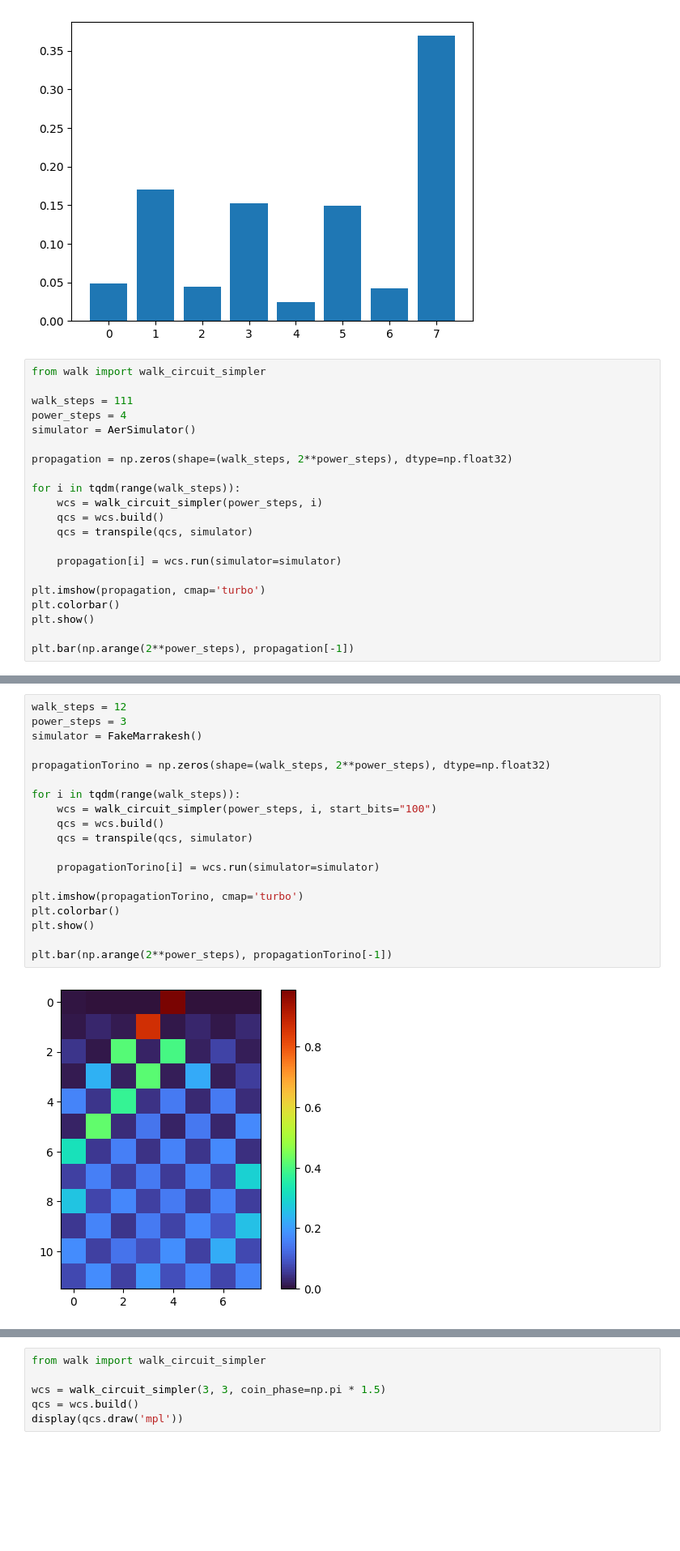
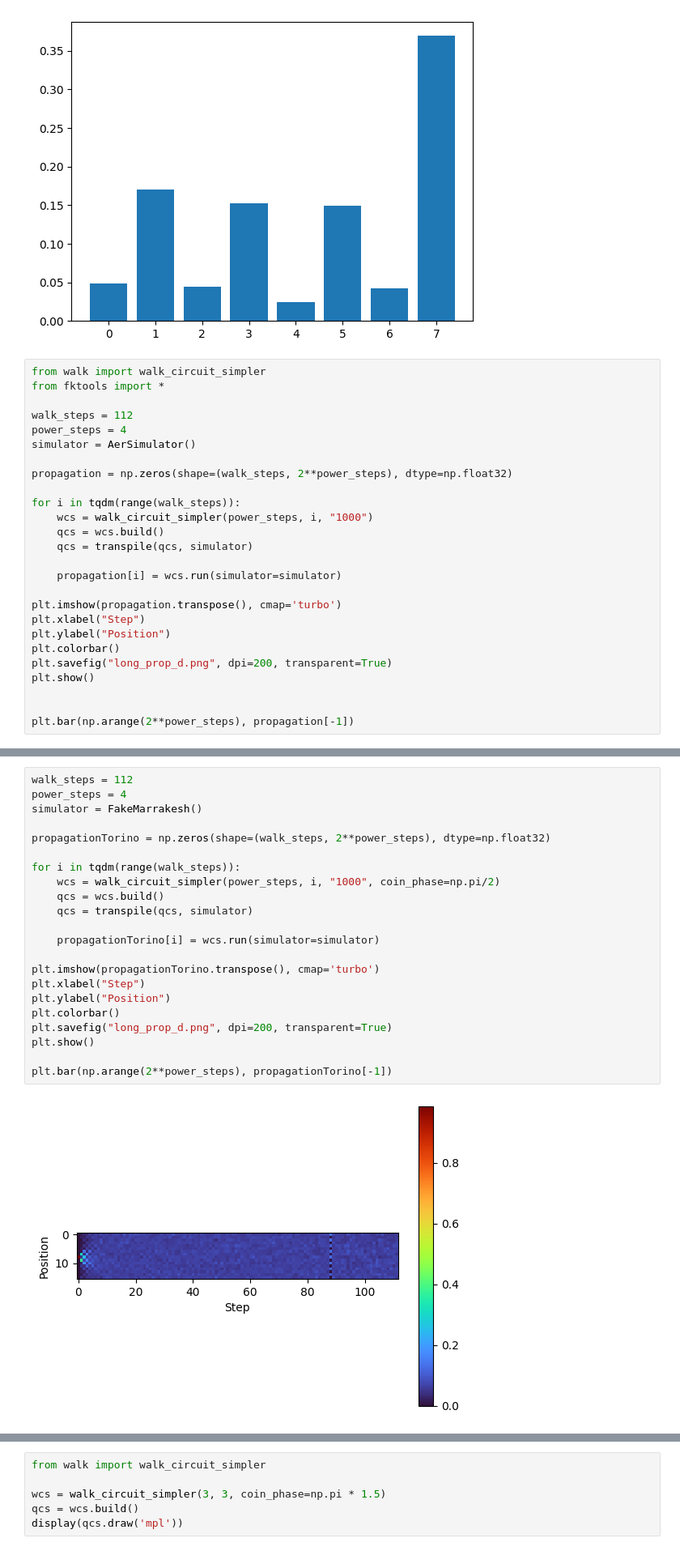
Before and after one commit to filipkojro/qw-defects, a Jupyter notebook: tests.ipynb, the cells around one changed output, grey strips where cells are left out. Shown at 81% size. Drawn from its saved outputs; the diff is of its cells as text; blank space fills up the shorter version.

```diff
--- a/tests.ipynb
+++ b/tests.ipynb
@@ -412,23 +412,28 @@ plt.show()
 [figure]
 # %%
 from walk import walk_circuit_simpler
+from fktools import *
 
-walk_steps = 111
+walk_steps = 112
 power_steps = 4
 simulator = AerSimulator()
 
 propagation = np.zeros(shape=(walk_steps, 2**power_steps), dtype=np.float32)
 
 for i in tqdm(range(walk_steps)):
-    wcs = walk_circuit_simpler(power_steps, i)
+    wcs = walk_circuit_simpler(power_steps, i, "1000")
     qcs = wcs.build()
     qcs = transpile(qcs, simulator)
 
     propagation[i] = wcs.run(simulator=simulator)
 
-plt.imshow(propagation, cmap='turbo')
+plt.imshow(propagation.transpose(), cmap='turbo')
+plt.xlabel("Step")
+plt.ylabel("Position")
 plt.colorbar()
+plt.savefig("long_prop_d.png", dpi=200, transparent=True)
 plt.show()
 
+
 plt.bar(np.arange(2**power_steps), propagation[-1])
 # %% [output]
@@ -438,21 +443,24 @@ plt.bar(np.arange(2**power_steps), propagation[-1])
 # %%
-walk_steps = 12
-power_steps = 3
+walk_steps = 112
+power_steps = 4
 simulator = FakeMarrakesh()
 
 propagationTorino = np.zeros(shape=(walk_steps, 2**power_steps), dtype=np.float32)
 
 for i in tqdm(range(walk_steps)):
-    wcs = walk_circuit_simpler(power_steps, i, start_bits="100")
+    wcs = walk_circuit_simpler(power_steps, i, "1000", coin_phase=np.pi/2)
     qcs = wcs.build()
     qcs = transpile(qcs, simulator)
 
     propagationTorino[i] = wcs.run(simulator=simulator)
 
-plt.imshow(propagationTorino, cmap='turbo')
+plt.imshow(propagationTorino.transpose(), cmap='turbo')
+plt.xlabel("Step")
+plt.ylabel("Position")
 plt.colorbar()
+plt.savefig("long_prop_d.png", dpi=200, transparent=True)
 plt.show()
 
 plt.bar(np.arange(2**power_steps), propagationTorino[-1])
 # %% [output]
-[figure, old version]
+[figure, new version]
```
Also changed, not shown: parts of 4 cells of this notebook, 1 other file.
